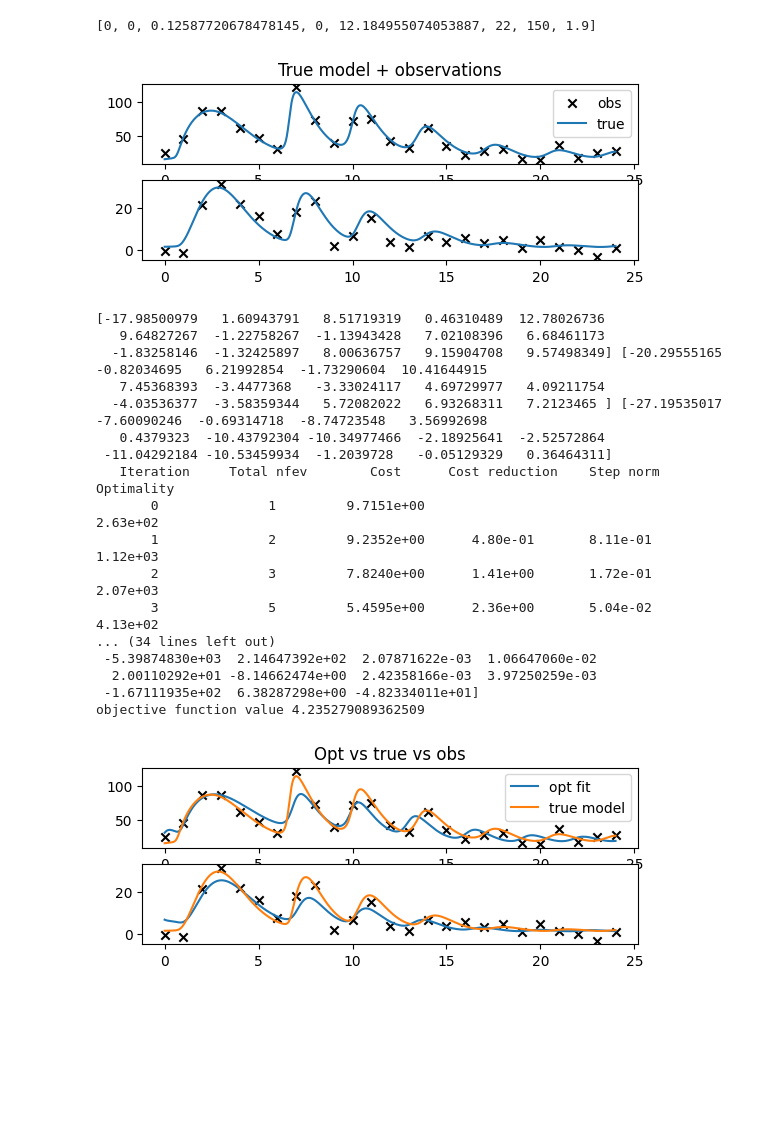
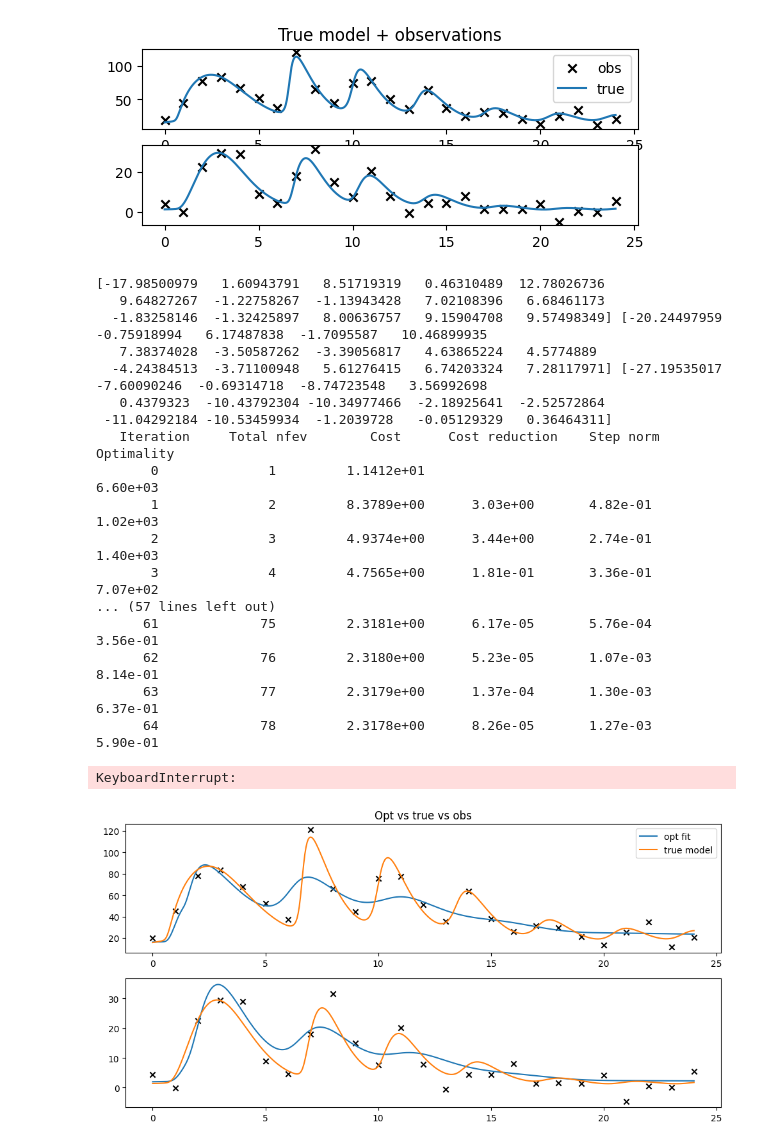
Before and after one commit to aayres22/ITIS_Analysis, a Jupyter notebook: OLS_Analysis.ipynb, the cells around one changed output. Cells and saved outputs as stored; diff of their text form; code cells hidden in the pictures; blank space fills up the shorter version.

```diff
--- a/OLS_Analysis.ipynb
+++ b/OLS_Analysis.ipynb
@@ -39,10 +39,8 @@ IC_2[0] = 2.0
 true_sol = odeint(ITIS, IC_2, tfinal, args = (param_log,), **ode_options)
 
 
-t_data = np.linspace(0,24,24+1) # time points every hour
+#t_data = np.linspace(0,24,24+1) # time points every hour
 #t_data = np.linspace(0,24,12+1) # less data, every 30 minutes
-# %% [output]
-[0, 0, 0.12587720678478145, 0, 12.184955074053887, 22, 150, 1.9]
 # %%
 #Generate data
 output_ids = [6, 7] # Neuroendocrine = ACTH + Cort
@@ -50,10 +48,10 @@ output_ids = [6, 7] # Neuroendocrine = ACTH + Cort
 # output_ids = [3,4,6,7] #TNF + IL10 + ACTH + Cort
 
 ##use generated sets instead
-with open('syntheticData\\set1.pkl', 'rb') as f:
+with open('syntheticData\\set3.pkl', 'rb') as f:
     results = pickle.load(f)
-y_data = results['y_data']
-t_data = results['t_data']
+y_data = results['y_data'].copy()
+t_data = results['t_data'].copy()
 
 plt.figure()
 plt.subplot(4,1,1)
@@ -76,13 +74,13 @@ plt.plot(tfinal,true_sol[:,output_ids[1]])
 
 plt.show()
 # %% [output]
-[figure, old version]
+[figure, new version]
 # %%
 # Define which parameters will be updated
 
 ##MOST SENSITIVE FOR ACTH + CORT
-# param_ids = [33,12,36,32,7,34,31,15,8,9]
-param_ids = np.sort([33, 12, 36, 43, 32, 39, 16, 7, 31, 15, 8, 37, 28, 9, 14])
+# param_ids = [33, 12, 36, 43, 32, 39, 7, 16, 31, 15, 37, 9, 8, 28, 14]
+param_ids = np.sort([33, 12, 36, 43, 32, 39, 7, 16, 31, 15, 37, 9, 8, 28, 14])
 ##MOST SENSITIVE FOR ACTH + CORT + TNF-A
 #param_ids = [33,12,36,32,7,34,31,15,8,9,16,14,28,26,1]
 ##MOST SENSITIVE FOR ACTH + CORT + TNF-A + 1L10
@@ -123,21 +121,22 @@ print("objective function value",least_sq_sol.cost) ##This thing
 # %% [output]
 [-17.98500979   1.60943791   8.51719319   0.46310489  12.78026736
    9.64827267  -1.22758267  -1.13943428   7.02108396   6.68461173
-  -1.83258146  -1.32425897   8.00636757   9.15904708   9.57498349] [-20.29555165  -0.82034695   6.21992854  -1.73290604  10.41644915
-   7.45368393  -3.4477368   -3.33024117   4.69729977   4.09211754
-  -4.03536377  -3.58359344   5.72082022   6.93268311   7.2123465 ] [-27.19535017  -7.60090246  -0.69314718  -8.74723548   3.56992698
+  -1.83258146  -1.32425897   8.00636757   9.15904708   9.57498349] [-20.24497959  -0.75918994   6.17487838  -1.7095587   10.46899935
+   7.38374028  -3.50587262  -3.39056817   4.63865224   4.5774889
+  -4.24384513  -3.71100948   5.61276415   6.74203324   7.28117971] [-27.19535017  -7.60090246  -0.69314718  -8.74723548   3.56992698
    0.4379323  -10.43792304 -10.34977466  -2.18925641  -2.52572864
  -11.04292184 -10.53459934  -1.2039728   -0.05129329   0.36464311]
    Iteration     Total nfev        Cost      Cost reduction    Step norm     Optimality
-       0              1         9.7151e+00                                    2.63e+02
-       1              2         9.2352e+00      4.80e-01       8.11e-01       1.12e+03
-       2              3         7.8240e+00      1.41e+00       1.72e-01       2.07e+03
-       3              5         5.4595e+00      2.36e+00       5.04e-02       4.13e+02
-... (34 lines left out)
- -5.39874830e+03  2.14647392e+02  2.07871622e-03  1.06647060e-02
-  2.00110292e+01 -8.14662474e+00  2.42358166e-03  3.97250259e-03
- -1.67111935e+02  6.38287298e+00 -4.82334011e+01]
-objective function value 4.235279089362509
+       0              1         1.1412e+01                                    6.60e+03
+       1              2         8.3789e+00      3.03e+00       4.82e-01       1.02e+03
+       2              3         4.9374e+00      3.44e+00       2.74e-01       1.40e+03
+       3              4         4.7565e+00      1.81e-01       3.36e-01       7.07e+02
+... (57 lines left out)
+      61             75         2.3181e+00      6.17e-05       5.76e-04       3.56e-01
+      62             76         2.3180e+00      5.23e-05       1.07e-03       8.14e-01
+      63             77         2.3179e+00      1.37e-04       1.30e-03       6.37e-01
+      64             78         2.3178e+00      8.26e-05       1.27e-03       5.90e-01
+KeyboardInterrupt:
 # %%
 # MJC - plotting to look at solution
 param_opt = param_log.copy()
@@ -152,37 +151,37 @@ opt_model = odeint(ITIS, IC_2, tfinal, args = (param_opt,), **ode_options)
 
 
 
-plt.figure()
+plt.figure(figsize = (12,12))
 plt.subplot(4,1,1)
 plt.scatter(t_data,y_data[:,0],marker='x',color='k')
 plt.plot(tfinal,opt_model[:,output_ids[0]],label='opt fit')
 plt.plot(tfinal,true_sol[:,output_ids[0]],label='true model')
 plt.title('Opt vs true vs obs')
 plt.legend()
 
 
 plt.subplot(4,1,2)
 plt.scatter(t_data,y_data[:,1],marker='x',color='k')
 plt.plot(tfinal,opt_model[:,output_ids[1]])
 plt.plot(tfinal,true_sol[:,output_ids[1]])
 
 
 # plt.subplot(4,1,3)
 # plt.scatter(t_data,y_data[:,2],marker='x',color='k')
 # plt.plot(tfinal,opt_model[:,output_ids[2]])
 # plt.plot(tfinal,true_sol[:,output_ids[2]])
 
 
 # #
 # plt.subplot(4,1,4)
 # plt.scatter(t_data,y_data[:,3],marker='x',color='k')
 # plt.plot(tfinal,opt_model[:,output_ids[3]])
 # plt.plot(tfinal,true_sol[:,output_ids[3]])
 
 #plt.savefig("WLS_FIMSelection\\WLS_32.png")
 plt.show()
 # %% [output]
-[figure, old version]
+[figure, new version]
 # %%
 ##SENSITIVITY ANALYSIS
 h = 1e-6  #amount to perturb parameters
```
Also changed, not shown: parts of 2 cells of this notebook, 7 other files.
